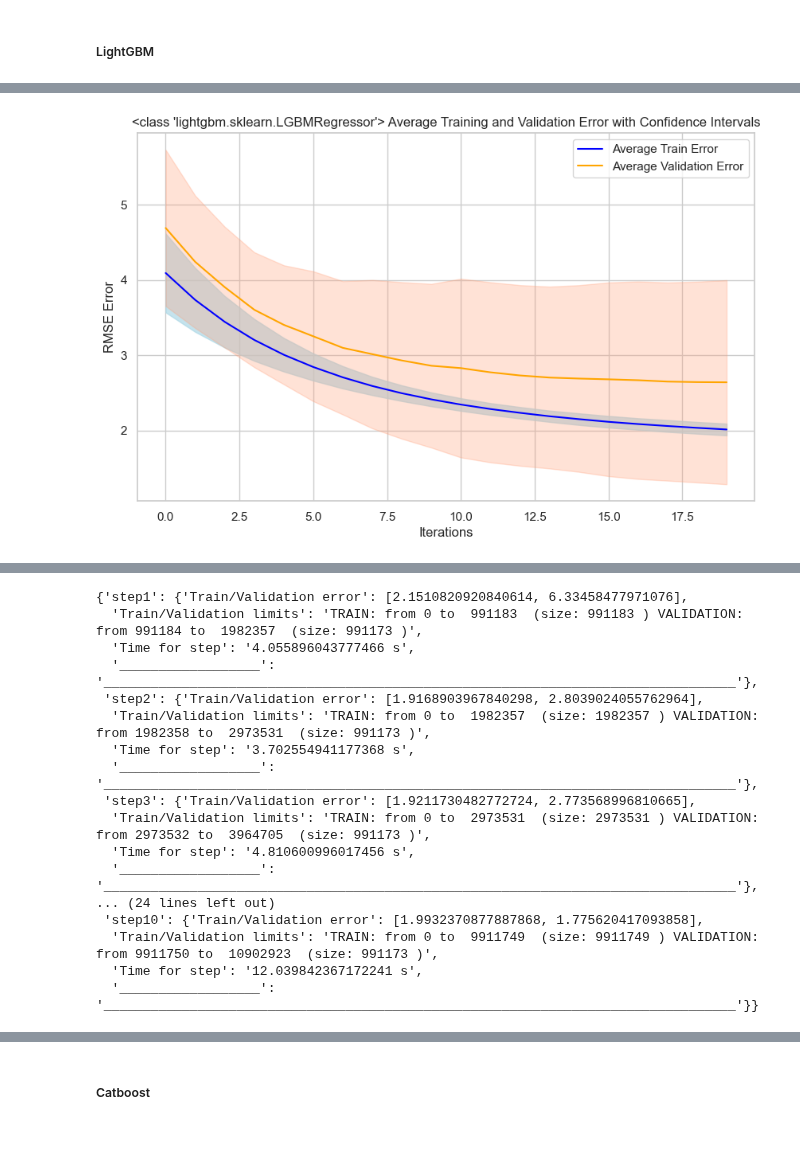
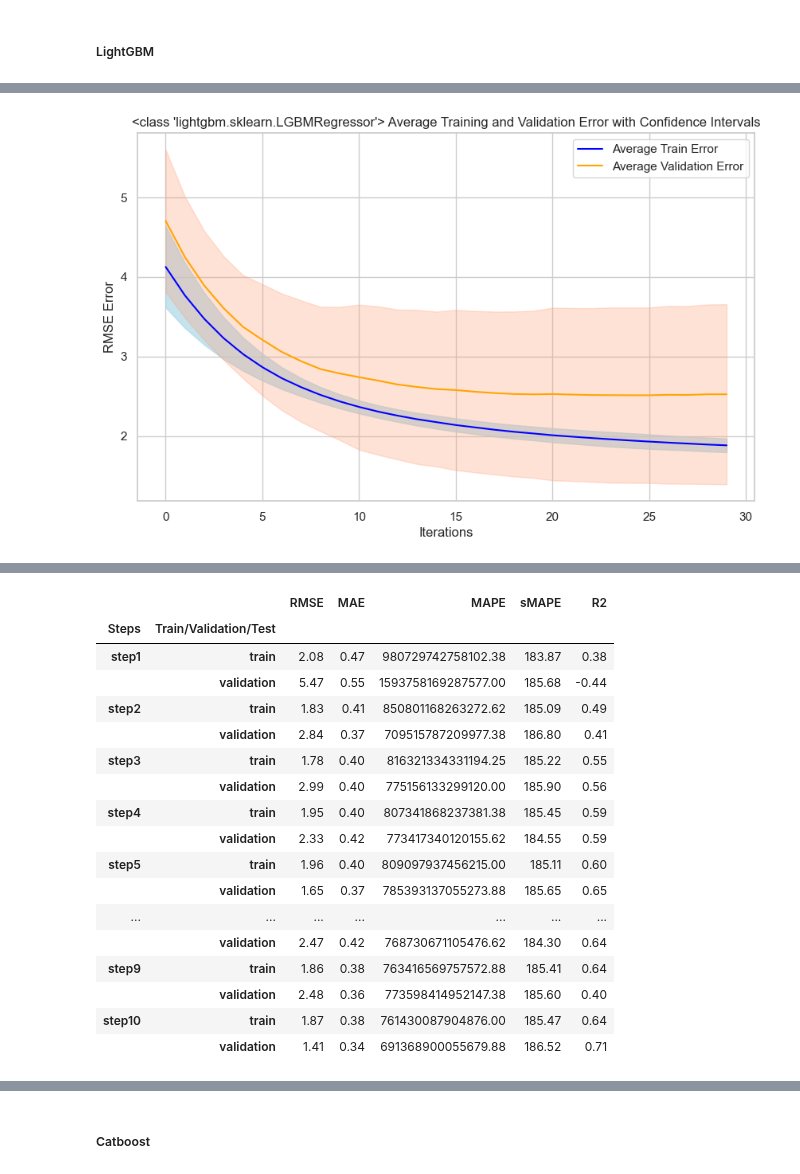
Before and after one commit to Yarmmax/DS_Intership, a Jupyter notebook: Validataion schema.ipynb, the cells around one changed output, grey strips where cells are left out. Cells and saved outputs as stored; diff of their text form; code cells hidden in the pictures; blank space fills up the shorter version.

Commit message:
DS-2.1-Validation
Changes:
 -Added more prediction quality metrics
 -Implemented train validation test split realization

```diff
--- a/Validataion schema.ipynb
+++ b/Validataion schema.ipynb
@@ -514,18 +626,15 @@ Wall time: 23.9 s
 
 params = {
     "objective": "regression",
-    "metric": "rmse",
-    "num_leaves": 31,
-    "learning_rate": 0.05,
-    "verbosity": 1
+    "metric": "rmse"
 }
 
 LightGBM_regression = Validation(
                      train_data=data['train_data'],
-                     test_data=data['test_data'],
+                     submission_data=data['submission_data'],
                      submission_example=data['submission_example'],
                      n_splits=10,
-                     model = lgb.LGBMRegressor(n_estimators=20),
+                     model = lgb.LGBMRegressor(n_estimators=30, verbose_eval = -1),
                      params=params,
                      check_nans=False,
                      dropna = False
@@ -537,5 +646,5 @@ Wall time: 7.14 s
 # %%
 %%time
-LightGBM_report = LightGBM_regression.evaluate()
+LightGBM_report = LightGBM_regression.validate()
 LightGBM_report
 # %% [output]
@@ -559 +668 @@ You can set `force_col_wise=true` to remove the overhead.
-[figure, old version]
+[figure, new version]
@@ -562,17 +671,18 @@ Wall time: 1min 13s
-{'step1': {'Train/Validation error': [2.1510820920840614, 6.33458477971076],
-  'Train/Validation limits': 'TRAIN: from 0 to  991183  (size: 991183 ) VALIDATION: from 991184 to  1982357  (size: 991173 )',
-  'Time for step': '4.055896043777466 s',
-  '__________________': '_________________________________________________________________________________'},
- 'step2': {'Train/Validation error': [1.9168903967840298, 2.8039024055762964],
-  'Train/Validation limits': 'TRAIN: from 0 to  1982357  (size: 1982357 ) VALIDATION: from 1982358 to  2973531  (size: 991173 )',
-  'Time for step': '3.702554941177368 s',
-  '__________________': '_________________________________________________________________________________'},
- 'step3': {'Train/Validation error': [1.9211730482772724, 2.773568996810665],
-  'Train/Validation limits': 'TRAIN: from 0 to  2973531  (size: 2973531 ) VALIDATION: from 2973532 to  3964705  (size: 991173 )',
-  'Time for step': '4.810600996017456 s',
-  '__________________': '_________________________________________________________________________________'},
-... (24 lines left out)
- 'step10': {'Train/Validation error': [1.9932370877887868, 1.775620417093858],
-  'Train/Validation limits': 'TRAIN: from 0 to  9911749  (size: 9911749 ) VALIDATION: from 9911750 to  10902923  (size: 991173 )',
-  'Time for step': '12.039842367172241 s',
-  '__________________': '_________________________________________________________________________________'}}
+|  |  | RMSE | MAE | MAPE | sMAPE | R2 |
+| Steps | Train/Validation/Test |  |  |  |  |  |
+| step1 | train | 2.08 | 0.47 | 980729742758102.38 | 183.87 | 0.38 |
+|  | validation | 5.47 | 0.55 | 1593758169287577.00 | 185.68 | -0.44 |
+| step2 | train | 1.83 | 0.41 | 850801168263272.62 | 185.09 | 0.49 |
+|  | validation | 2.84 | 0.37 | 709515787209977.38 | 186.80 | 0.41 |
+| step3 | train | 1.78 | 0.40 | 816321334331194.25 | 185.22 | 0.55 |
+|  | validation | 2.99 | 0.40 | 775156133299120.00 | 185.90 | 0.56 |
+| step4 | train | 1.95 | 0.40 | 807341868237381.38 | 185.45 | 0.59 |
+|  | validation | 2.33 | 0.42 | 773417340120155.62 | 184.55 | 0.59 |
+| step5 | train | 1.96 | 0.40 | 809097937456215.00 | 185.11 | 0.60 |
+|  | validation | 1.65 | 0.37 | 785393137055273.88 | 185.65 | 0.65 |
+| ... | ... | ... | ... | ... | ... | ... |
+|  | validation | 2.47 | 0.42 | 768730671105476.62 | 184.30 | 0.64 |
+| step9 | train | 1.86 | 0.38 | 763416569757572.88 | 185.41 | 0.64 |
+|  | validation | 2.48 | 0.36 | 773598414952147.38 | 185.60 | 0.40 |
+| step10 | train | 1.87 | 0.38 | 761430087904876.00 | 185.47 | 0.64 |
+|  | validation | 1.41 | 0.34 | 691368900055679.88 | 186.52 | 0.71 |
```
Also changed, not shown: parts of 26 cells of this notebook.
